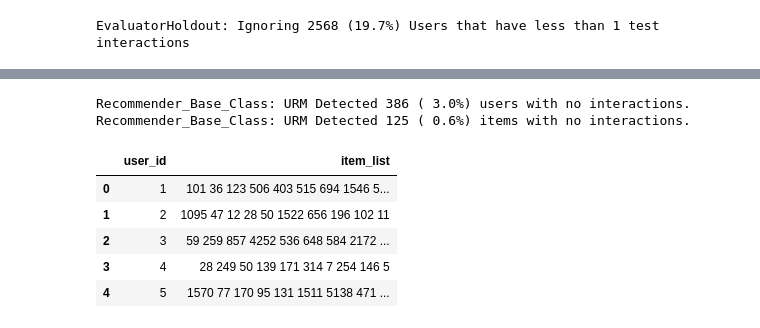
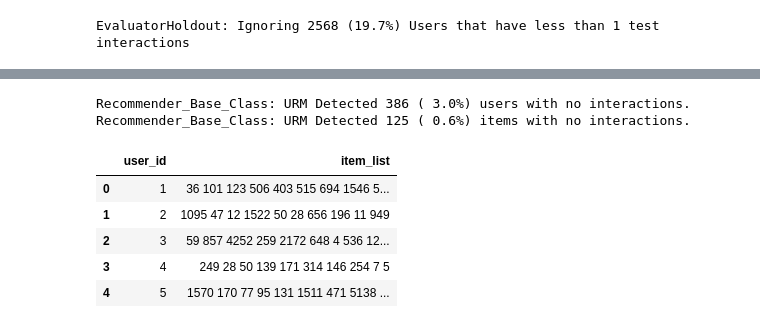
Before and after one commit to CarloSgaravatti/Recsys_Challenge_2023, a Jupyter notebook: challenge_notebooks/linear-combination.ipynb, the cells around one changed output, grey strips where cells are left out. Cells and saved outputs as stored; diff of their text form; code cells hidden in the pictures.

```diff
--- a/challenge_notebooks/linear-combination.ipynb
+++ b/challenge_notebooks/linear-combination.ipynb
@@ -499,20 +483,20 @@ if config['tune_parameters']:
 [interactive output not drawn]
 # %%
 if config['tune_parameters']:
-    with open('/kaggle/working/best_params_hybrid_lr_comb_10models.json', 'w') as params_file:
+    with open('/kaggle/working/best_params_hybrid_lr_comb_11models.json', 'w') as params_file:
         json.dump(study.best_params, params_file)
 
     if config['save_github']:
         upload_file(
-            '/kaggle/working/best_params_hybrid_lr_comb_10models.json',
-            'tuning_results/best_params_hybrid_lr_comb_10models.json',
-            'Linear combination of 10 models tuning results (from kaggle notebook)'
+            '/kaggle/working/best_params_hybrid_lr_comb_11models.json',
+            'tuning_results/best_params_hybrid_lr_comb_11models.json',
+            'Linear combination of 11 models tuning results (from kaggle notebook)'
         )
 
 elif config['copy_prev_best_params']:
     shutil.copyfile(
-        '/kaggle/input/linear-combination/best_params_hybrid_lr_comb_10models.json',
-        '/kaggle/working/best_params_hybrid_lr_comb_10models.json'
+        '/kaggle/input/linear-combination/best_params_hybrid_lr_comb_11models.json',
+        '/kaggle/working/best_params_hybrid_lr_comb_11models.json'
     )
 # %%
 if config['save_github'] and config['tune_parameters']:
@@ -522,7 +506,7 @@ if config['save_github'] and config['tune_parameters']:
         'Linear combination tuning db updated results (from kaggle notebook)'
     )
 # %%
-with open('/kaggle/working/best_params_hybrid_lr_comb_10models.json', 'r') as params_file:
+with open('/kaggle/working/best_params_hybrid_lr_comb_11models.json', 'r') as params_file:
     params = json.load(params_file)
 params
 # %% [output]
@@ -555,6 +540,9 @@ recommender_pure_svd.fit(num_factors=params_pure_svd['factors'])
 recommender_pure_svd_item = PureSVDItemRecommender(URM_all)
 recommender_pure_svd_item.fit(**params_pure_svd_item)
 
+recommender_scaled_svd = ScaledPureSVDRecommender(URM_all)
+recommender_scaled_svd.fit(**params_scaled)
+
 recommender_nmf = NMFRecommender(URM_all)
 recommender_nmf.load_model('/kaggle/working/Recsys_Challenge_2023/models/', 'nmf_all.zip')
 
@@ -597,29 +585,30 @@ weights = [
     params['ease_r'],
     params['user_knn'],
     params['svd_item'],
+    params['scaled_svd'],
     params['nmf'],
     params['slim_bpr']
 ]
 
 recommenders = [
-    recommender_slim, recommender_item, recommender_rp3, recommender_p3a, recommender_ials,
-    recommender_ease_r, recommender_user, recommender_pure_svd_item, recommender_nmf, recommender_slim_bpr
+    recommender_slim, recommender_item, recommender_rp3, recommender_p3a, recommender_ials, recommender_ease_r,
+    recommender_user, recommender_pure_svd_item, recommender_scaled_svd, recommender_nmf, recommender_slim_bpr
 ]
 # %%
 linear_combinator = LinearCombinationRecommender(URM_all, recommenders, weights)
 recommendations = linear_combinator.recommend(user_ids_test['user_id'].unique() - 1, cutoff=10, return_scores=False)
 recommendations = [' '.join([str(item + 1) for item in r]).strip() for r in recommendations]
 
 submission_df = pd.DataFrame({'user_id': user_ids_test['user_id'].unique(), 'item_list': recommendations})
 display(submission_df.head())
 
-submission_df.to_csv('/kaggle/working/submission_linear_comb_10models.csv', index=False)
+submission_df.to_csv('/kaggle/working/submission_linear_comb_11models.csv', index=False)
 # %% [output]
 Recommender_Base_Class: URM Detected 386 ( 3.0%) users with no interactions.
 Recommender_Base_Class: URM Detected 125 ( 0.6%) items with no interactions.
 |  | user_id | item_list |
-| 0 | 1 | 101 36 123 506 403 515 694 1546 5... |
-| 1 | 2 | 1095 47 12 28 50 1522 656 196 102 11 |
-| 2 | 3 | 59 259 857 4252 536 648 584 2172 ... |
-| 3 | 4 | 28 249 50 139 171 314 7 254 146 5 |
-| 4 | 5 | 1570 77 170 95 131 1511 5138 471 ... |
+| 0 | 1 | 36 101 123 506 403 515 694 1546 5... |
+| 1 | 2 | 1095 47 12 1522 50 28 656 196 11 949 |
+| 2 | 3 | 59 857 4252 259 2172 648 4 536 12... |
+| 3 | 4 | 249 28 50 139 171 314 146 254 7 5 |
+| 4 | 5 | 1570 170 77 95 131 1511 471 5138 ... |
```
Also changed, not shown: parts of 13 cells of this notebook.
